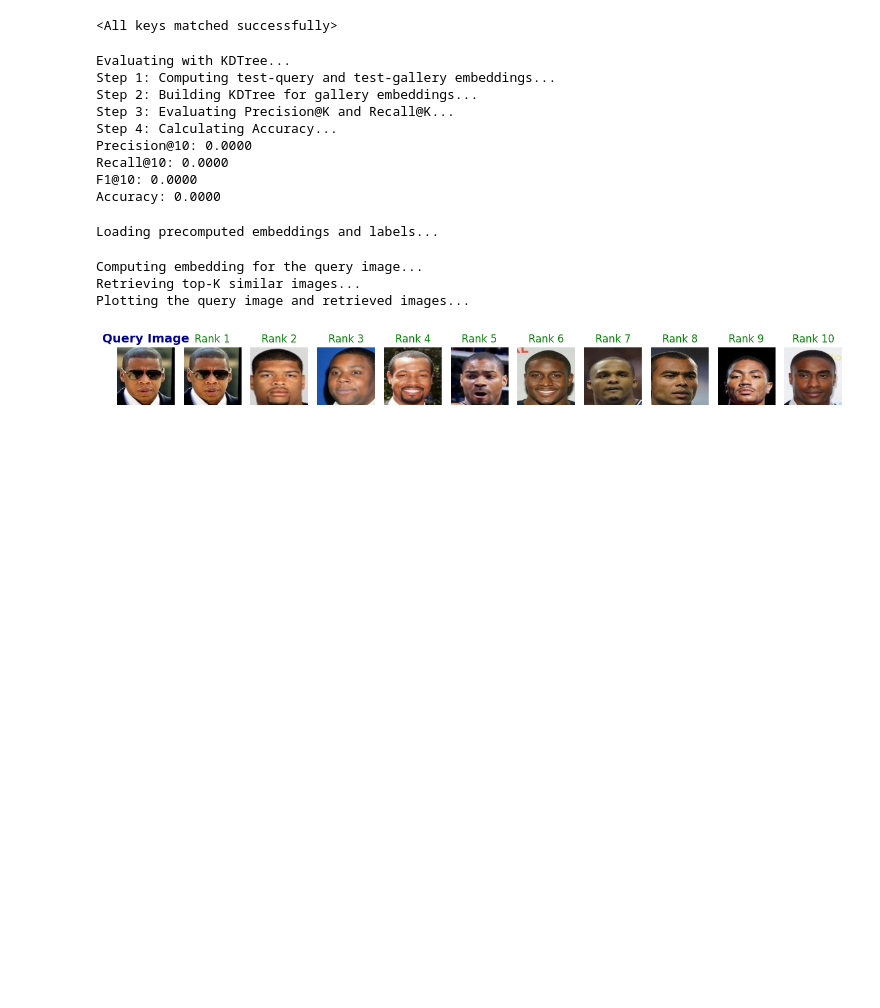
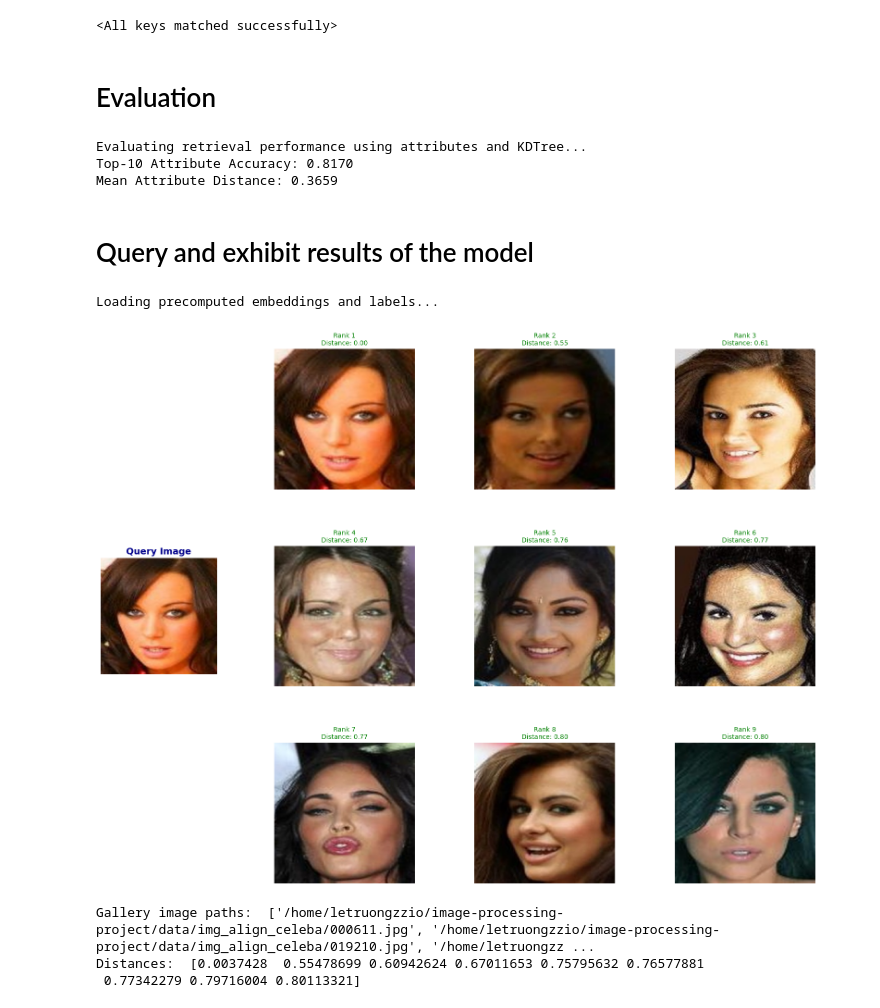
Before and after one commit to letruongzzio/Face-Image-Retrieval, a Jupyter notebook: fine_tuning/finetune_query_evaluate_example.ipynb, the cells around one changed output. Saved outputs shown, nothing was run; the diff lists cells and outputs as text; code cells hidden in the pictures; blank space fills up the shorter version.

Commit message:
FineTuning: Edit query image tool, enhance plotting diagram and delete unnecessary file

```diff
--- a/fine_tuning/finetune_query_evaluate_example.ipynb
+++ b/fine_tuning/finetune_query_evaluate_example.ipynb
@@ -20,37 +20,34 @@ model = RetrievalModel(backbone="mobilenet_v2", embedding_dim=128).to(device)
 model.load_state_dict(torch.load(os.path.join(MODEL_DIR, "mobilenet_v2_identity.pth")))
 # %% [output]
 <All keys matched successfully>
-# %%
-# Do not need to pay more attention about the results below because I evaluated
-# the model based on identity rather than image pixels, so that the results are not
-# good enough. You can try to evaluate the model based on image pixels by self-coding, and
-# you will see the results are much better than the results below.
-run_testing_pipeline_kdtree(
-    model=model,
-    query_loader=query_loader,
-    gallery_loader=gallery_loader,
-    device=device,
-    top_k=10
-)
-# %% [output]
-Evaluating with KDTree...
-Step 1: Computing test-query and test-gallery embeddings...
-Step 2: Building KDTree for gallery embeddings...
-Step 3: Evaluating Precision@K and Recall@K...
-Step 4: Calculating Accuracy...
-Precision@10: 0.0000
-Recall@10: 0.0000
-F1@10: 0.0000
-Accuracy: 0.0000
+# %% [markdown]
+# Evaluation
+# %%
+metrics = run_evaluation_pipeline_with_attributes(
+    query_loader=query_loader,
+    gallery_loader=gallery_loader,
+    model=model,
+    device=device,
+    k=10
+)
+# %% [output]
+Evaluating retrieval performance using attributes and KDTree...
+Top-10 Attribute Accuracy: 0.8170
+Mean Attribute Distance: 0.3659
+# %% [markdown]
+# Query and exhibit results of the model
 # %%
-query_and_plot_images(
-    query_image_path=os.path.join(IMAGE_DIR, "002210.jpg"),
+gallery_image_paths, distances = query_and_plot_images(
+    query_image_path=os.path.join(IMAGE_DIR, "000611.jpg"),
     model="mobilenet_v2",
-    top_k=10,
+    top_k=9,
 )
+
+print("Gallery image paths: ", gallery_image_paths)
+print("Distances: ", distances)
 # %% [output]
 Loading precomputed embeddings and labels...
+[figure, new version]
-Computing embedding for the query image...
-Retrieving top-K similar images...
-Plotting the query image and retrieved images...
+Gallery image paths:  ['/home/letruongzzio/image-processing-project/data/img_align_celeba/000611.jpg', '/home/letruongzzio/image-processing-project/data/img_align_celeba/019210.jpg', '/home/letruongzz ...
+Distances:  [0.0037428  0.55478699 0.60942624 0.67011653 0.75795632 0.76577881
+ 0.77342279 0.79716004 0.80113321]
-[figure, old version]
```
Also changed, not shown: parts of 1 cell of this notebook, 3 other files.
